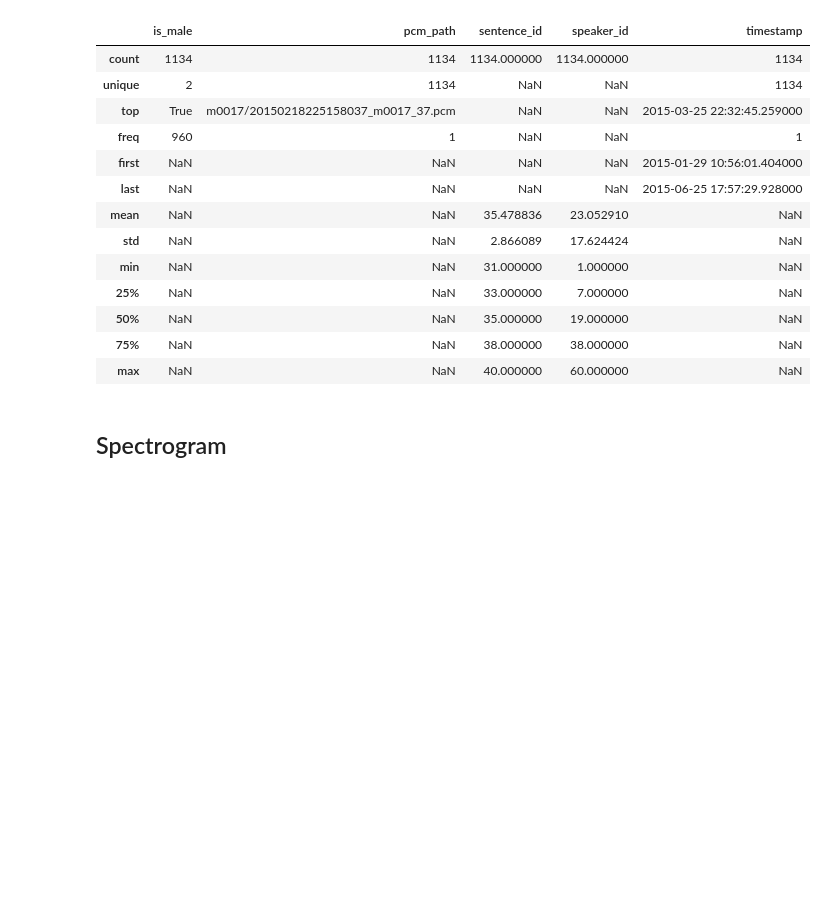
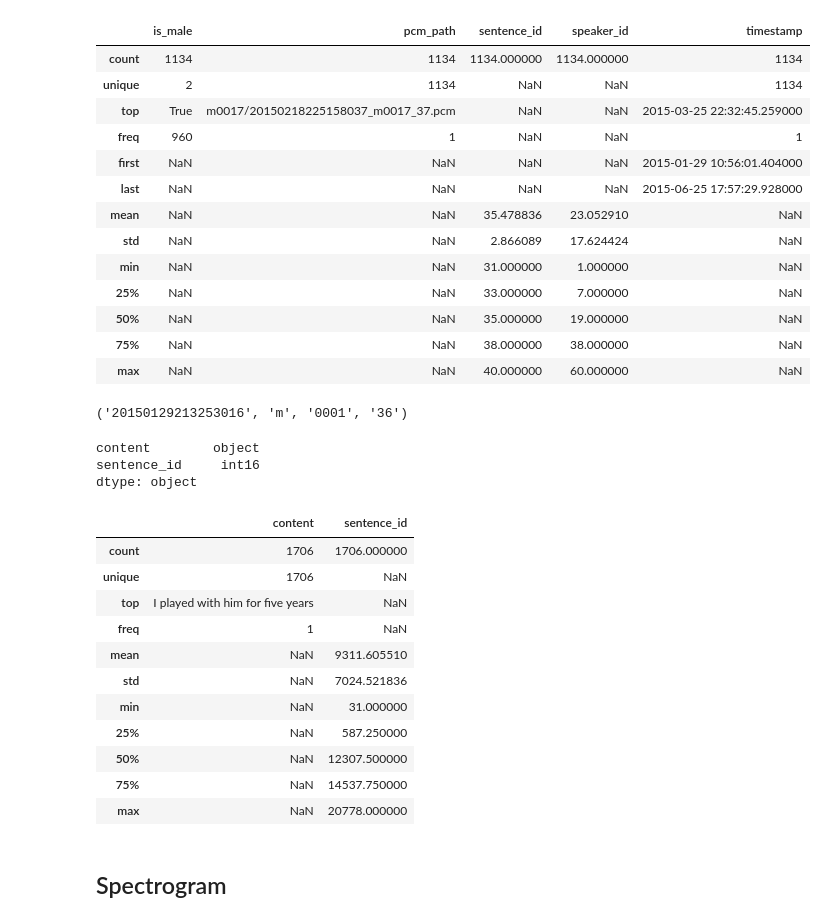
Before and after one commit to michalsosn/paprotka, a Jupyter notebook: notebooks/ExploreReddots.ipynb, the cells around one changed output. Drawn from its saved outputs; the diff is of its cells as text; code cells hidden in the pictures; blank space fills up the shorter version.

```diff
--- a/notebooks/ExploreReddots.ipynb
+++ b/notebooks/ExploreReddots.ipynb
@@ -250,6 +250,53 @@ dtype: object
 | 50% | NaN | NaN | 35.000000 | 19.000000 | NaN |
 | 75% | NaN | NaN | 38.000000 | 38.000000 | NaN |
 | max | NaN | NaN | 40.000000 | 60.000000 | NaN |
+# %%
+recording_nopath_regex = re.compile(r'(\d+)_([mf])(\d+)_(\d+)')
+def parse_recording_nopath(value):
+    match = recording_nopath_regex.match(value)
+    if match:
+        return match.groups()
+
+print(parse_recording_nopath('20150129213253016_m0001_36'))
+
+
+def load_script(path):
+    sentence_ids_to_contents = {}
+
+    for line in read_files(path, encoding='latin1'):
+        recording_nopath, content = line.strip().split(';')
+        _, _, _, sentence_id = parse_recording_nopath(recording_nopath)
+        if sentence_id not in sentence_ids_to_contents:
+            sentence_ids_to_contents[sentence_id] = content
+
+    sentence_ids, contents = list(zip(*sentence_ids_to_contents.items()))
+
+    data = {'sentence_id': pd.Series(sentence_ids, dtype=np.int16),
+            'content':     pd.Series(contents, dtype=str)}
+    return pd.DataFrame.from_dict(data)
+# %% [output]
+('20150129213253016', 'm', '0001', '36')
+# %%
+script = load_script(reddots_root + '/infos/script.txt')
+# %%
+print(script.dtypes)
+script.describe(include='all')
+# %% [output]
+content        object
+sentence_id     int16
+dtype: object
+|  | content | sentence_id |
+| count | 1706 | 1706.000000 |
+| unique | 1706 | NaN |
+| top | I played with him for five years | NaN |
+| freq | 1 | NaN |
+| mean | NaN | 9311.605510 |
+| std | NaN | 7024.521836 |
+| min | NaN | 31.000000 |
+| 25% | NaN | 587.250000 |
+| 50% | NaN | 12307.500000 |
+| 75% | NaN | 14537.750000 |
+| max | NaN | 20778.000000 |
 # %% [markdown]
 ## Spectrogram
 # %%
```
Also changed, not shown: 5 other files.
